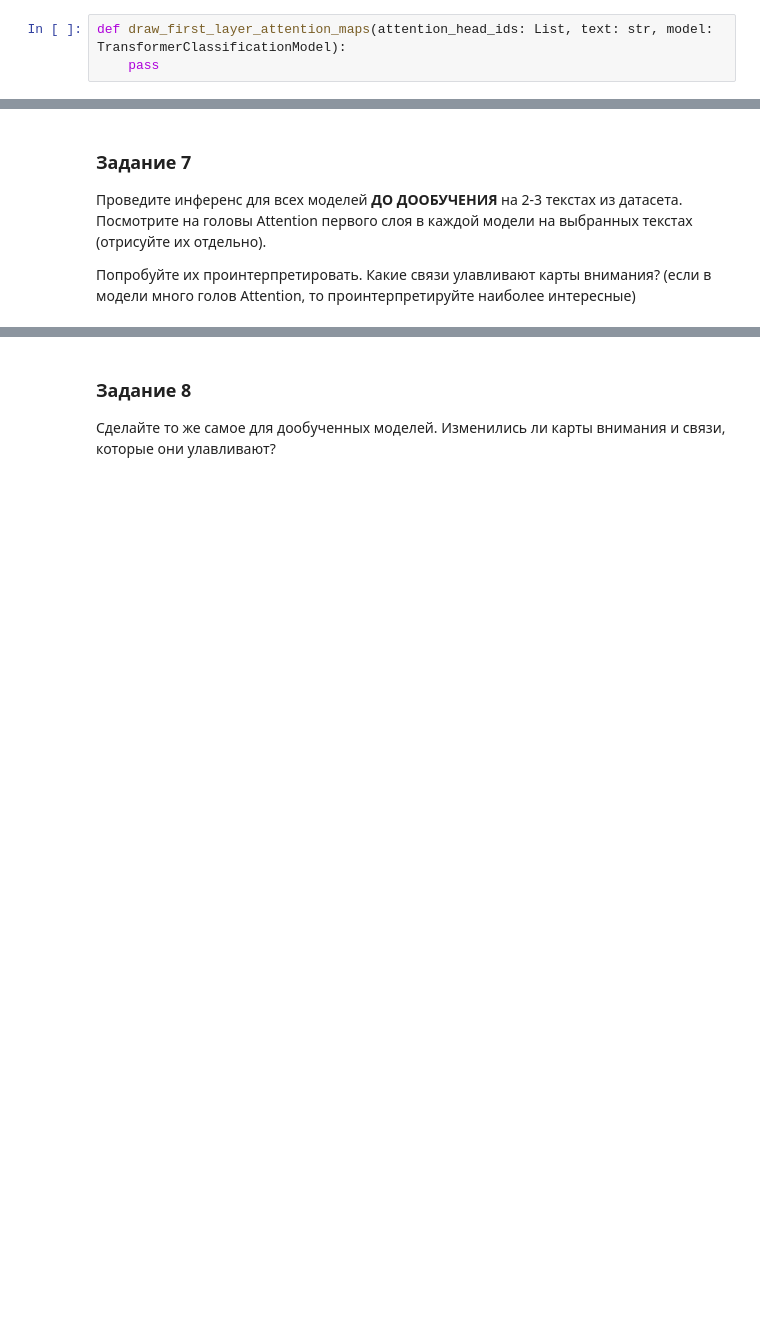
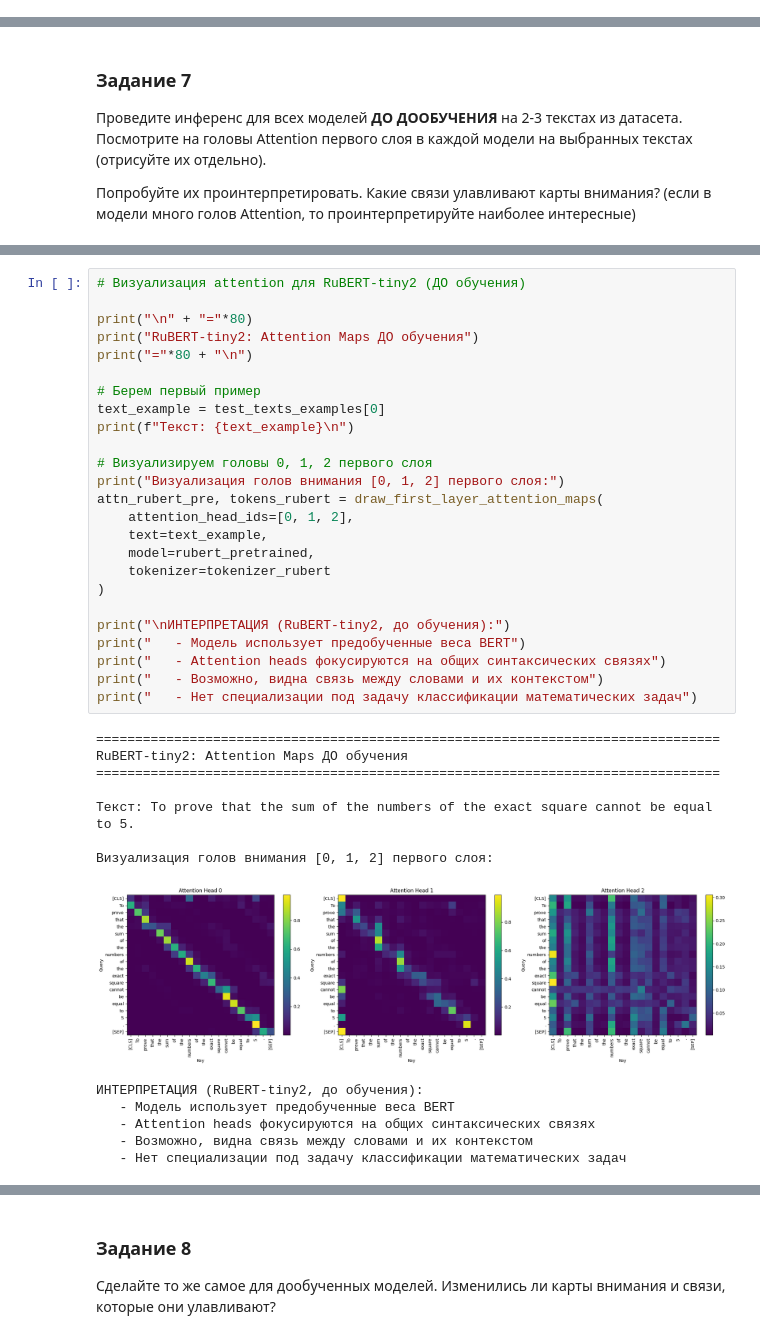
Before and after one commit to KruglovEgor/Modeling, a Jupyter notebook: lab7/Attention_and_transformers.ipynb, the cells around one changed output, grey strips where cells are left out. Saved outputs shown, nothing was run; the diff lists cells and outputs as text; blank space fills up the shorter version.

```diff
--- a/lab7/Attention_and_transformers.ipynb
+++ b/lab7/Attention_and_transformers.ipynb
@@ -59,6 +1239,3 @@ rubert_tiny_full_finetuned = train_transformer(rubert_tiny_transformer_model, fr
 ### Задание 6
 
 Напишите функцию для отрисовки карт внимания первого слоя для моделей из задания
-# %%
-def draw_first_layer_attention_maps(attention_head_ids: List, text: str, model: TransformerClassificationModel):
-    pass
@@ -72,0 +1387,39 @@ def draw_first_layer_attention_maps(attention_head_ids: List, text: str, model:
+# %%
+# Визуализация attention для RuBERT-tiny2 (ДО обучения)
+
+print("\n" + "="*80)
+print("RuBERT-tiny2: Attention Maps ДО обучения")
+print("="*80 + "\n")
+
+# Берем первый пример
+text_example = test_texts_examples[0]
+print(f"Текст: {text_example}\n")
+
+# Визуализируем головы 0, 1, 2 первого слоя
+print("Визуализация голов внимания [0, 1, 2] первого слоя:")
+attn_rubert_pre, tokens_rubert = draw_first_layer_attention_maps(
+    attention_head_ids=[0, 1, 2],
+    text=text_example,
+    model=rubert_pretrained,
+    tokenizer=tokenizer_rubert
+)
+
+print("\nИНТЕРПРЕТАЦИЯ (RuBERT-tiny2, до обучения):")
+print("   - Модель использует предобученные веса BERT")
+print("   - Attention heads фокусируются на общих синтаксических связях")
+print("   - Возможно, видна связь между словами и их контекстом")
+print("   - Нет специализации под задачу классификации математических задач")
+# %% [output]
+================================================================================
+RuBERT-tiny2: Attention Maps ДО обучения
+================================================================================
+
+Текст: To prove that the sum of the numbers of the exact square cannot be equal to 5.
+
+Визуализация голов внимания [0, 1, 2] первого слоя:
+[figure, added]
+ИНТЕРПРЕТАЦИЯ (RuBERT-tiny2, до обучения):
+   - Модель использует предобученные веса BERT
+   - Attention heads фокусируются на общих синтаксических связях
+   - Возможно, видна связь между словами и их контекстом
+   - Нет специализации под задачу классификации математических задач
```
Also changed, not shown: parts of 38 cells of this notebook, 6 other files.
